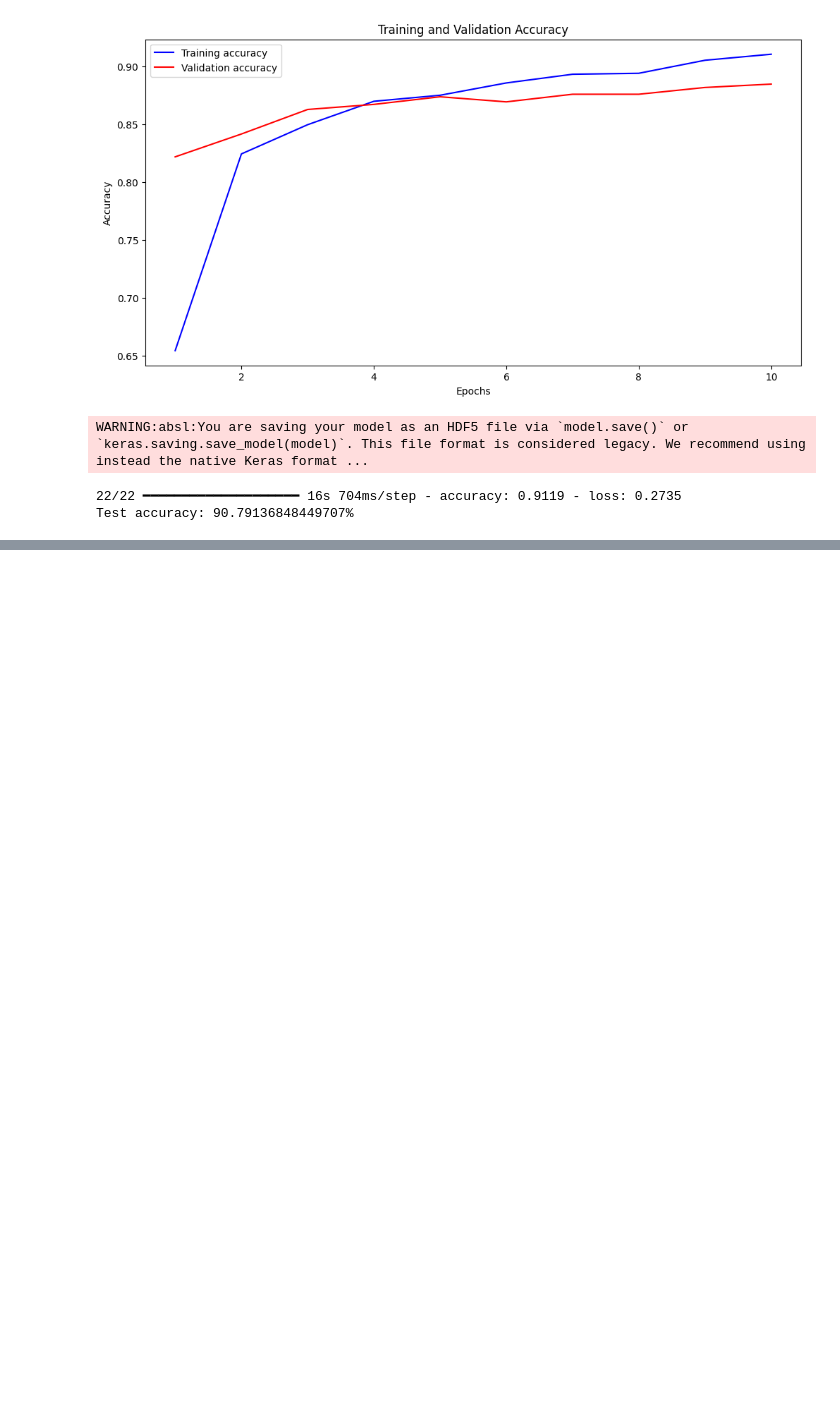
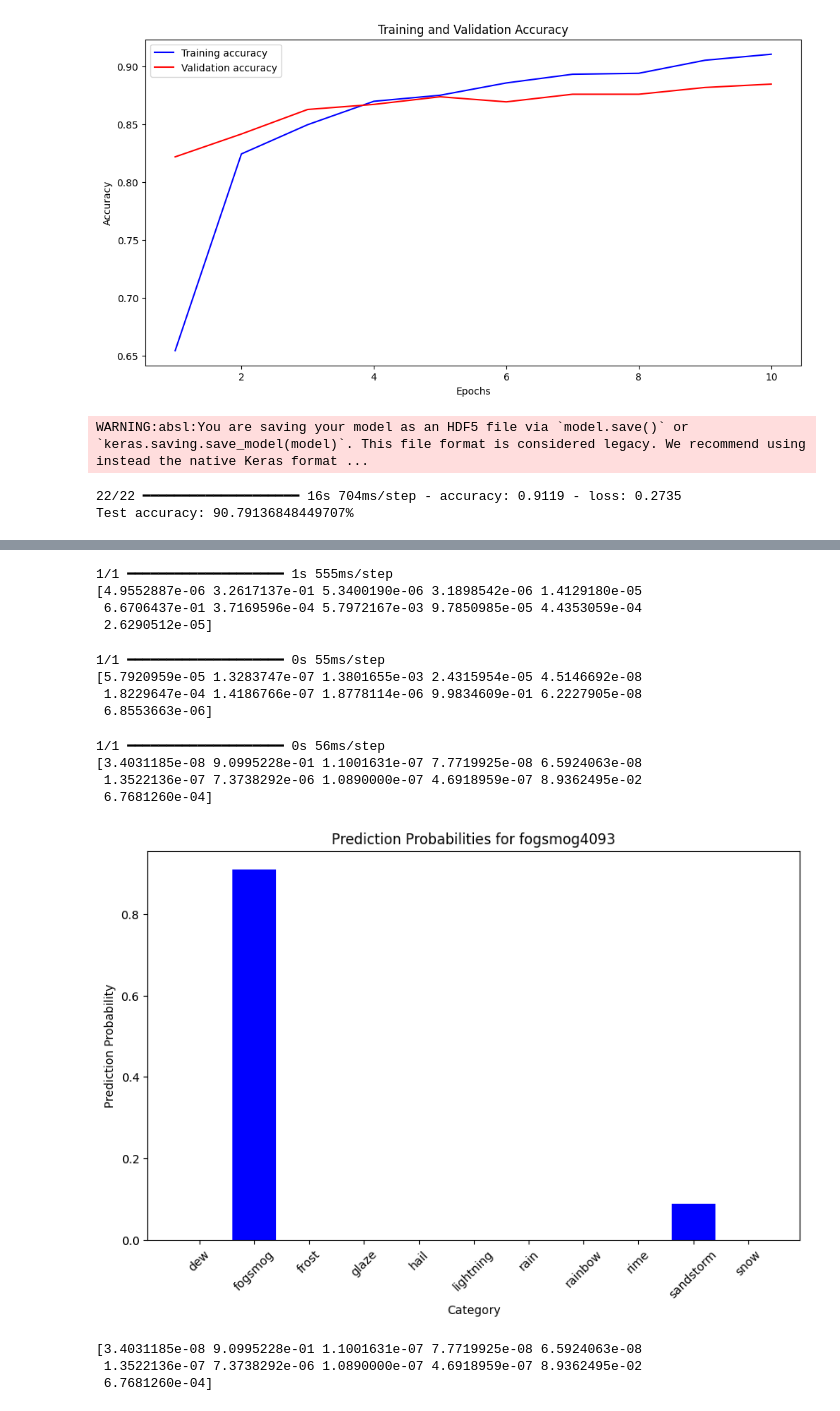
Before and after one commit to XingruiRicky/imageClassification, a Jupyter notebook: imageClassification.ipynb, the cells around one changed output, grey strips where cells are left out. Saved outputs shown, nothing was run; the diff lists cells and outputs as text; code cells hidden in the pictures; blank space fills up the shorter version.

```diff
--- a/imageClassification.ipynb
+++ b/imageClassification.ipynb
@@ -120,0 +141,3 @@ Test accuracy: 90.79136848449707%
+# %%
+# 加载模型
+model = load_model('model.h5')
@@ -120,0 +146,68 @@ Test accuracy: 90.79136848449707%
+# %%
+# 加载要预测的图像 lightning
+img = image.load_img('lightning1839.jpg', target_size=(224, 224))  # 调整图像大小与模型输入相匹配
+img_array = image.img_to_array(img)  # 将图像转换为数组
+img_array = np.expand_dims(img_array, axis=0)  # 增加一个维度，因为模型预期的是批次数据
+img_array = preprocess_input(img_array)
+
+# 进行预测
+lightning_predictions = model.predict(img_array)[0]
+print(lightning_predictions)
+# %% [output]
+1/1 ━━━━━━━━━━━━━━━━━━━━ 1s 555ms/step
+[4.9552887e-06 3.2617137e-01 5.3400190e-06 3.1898542e-06 1.4129180e-05
+ 6.6706437e-01 3.7169596e-04 5.7972167e-03 9.7850985e-05 4.4353059e-04
+ 2.6290512e-05]
+# %%
+# 加载要预测的图像 rain
+img = image.load_img('rime4939.jpg', target_size=(224, 224))  # 调整图像大小与模型输入相匹配
+img_array = image.img_to_array(img)  # 将图像转换为数组
+img_array = np.expand_dims(img_array, axis=0)  # 增加一个维度，因为模型预期的是批次数据
+img_array = preprocess_input(img_array)
+
+
+# 进行预测
+rime_predictions = model.predict(img_array)[0]
+print(rime_predictions)
+# %% [output]
+1/1 ━━━━━━━━━━━━━━━━━━━━ 0s 55ms/step
+[5.7920959e-05 1.3283747e-07 1.3801655e-03 2.4315954e-05 4.5146692e-08
+ 1.8229647e-04 1.4186766e-07 1.8778114e-06 9.9834609e-01 6.2227905e-08
+ 6.8553663e-06]
+# %%
+# 加载要预测的图像 fogsmog
+img = image.load_img('fogsmog4093.jpg', target_size=(224, 224))  # 调整图像大小与模型输入相匹配
+img_array = image.img_to_array(img)  # 将图像转换为数组
+img_array = np.expand_dims(img_array, axis=0)  # 增加一个维度，因为模型预期的是批次数据
+img_array = preprocess_input(img_array)
+
+
+# 进行预测
+fogsmog_predictions = model.predict(img_array)[0]
+print(fogsmog_predictions)
+# %% [output]
+1/1 ━━━━━━━━━━━━━━━━━━━━ 0s 56ms/step
+[3.4031185e-08 9.0995228e-01 1.1001631e-07 7.7719925e-08 6.5924063e-08
+ 1.3522136e-07 7.3738292e-06 1.0890000e-07 4.6918959e-07 8.9362495e-02
+ 6.7681260e-04]
+# %%
+# 用于 "fogsmog4093.jpg" 的预测结果
+plt.figure(figsize=(10, 6))
+bars = plt.bar(class_labels, fogsmog_predictions, color='blue')
+plt.xlabel('Category')
+plt.ylabel('Prediction Probability')
+plt.title('Prediction Probabilities for fogsmog4093')
+# 在每个柱子上添加概率值
+# for bar in bars:
+#     height = bar.get_height()  # 获取柱子的高度（概率值）
+#     plt.text(bar.get_x() + bar.get_width() / 2, height, f'{height:.2f}',
+#              ha='center', va='bottom')
+plt.xticks(rotation=45)
+plt.show()
+
+print(fogsmog_predictions)
+# %% [output]
+[figure, added]
+[3.4031185e-08 9.0995228e-01 1.1001631e-07 7.7719925e-08 6.5924063e-08
+ 1.3522136e-07 7.3738292e-06 1.0890000e-07 4.6918959e-07 8.9362495e-02
+ 6.7681260e-04]
```
Also changed, not shown: parts of 6 cells of this notebook, 8 other files.
